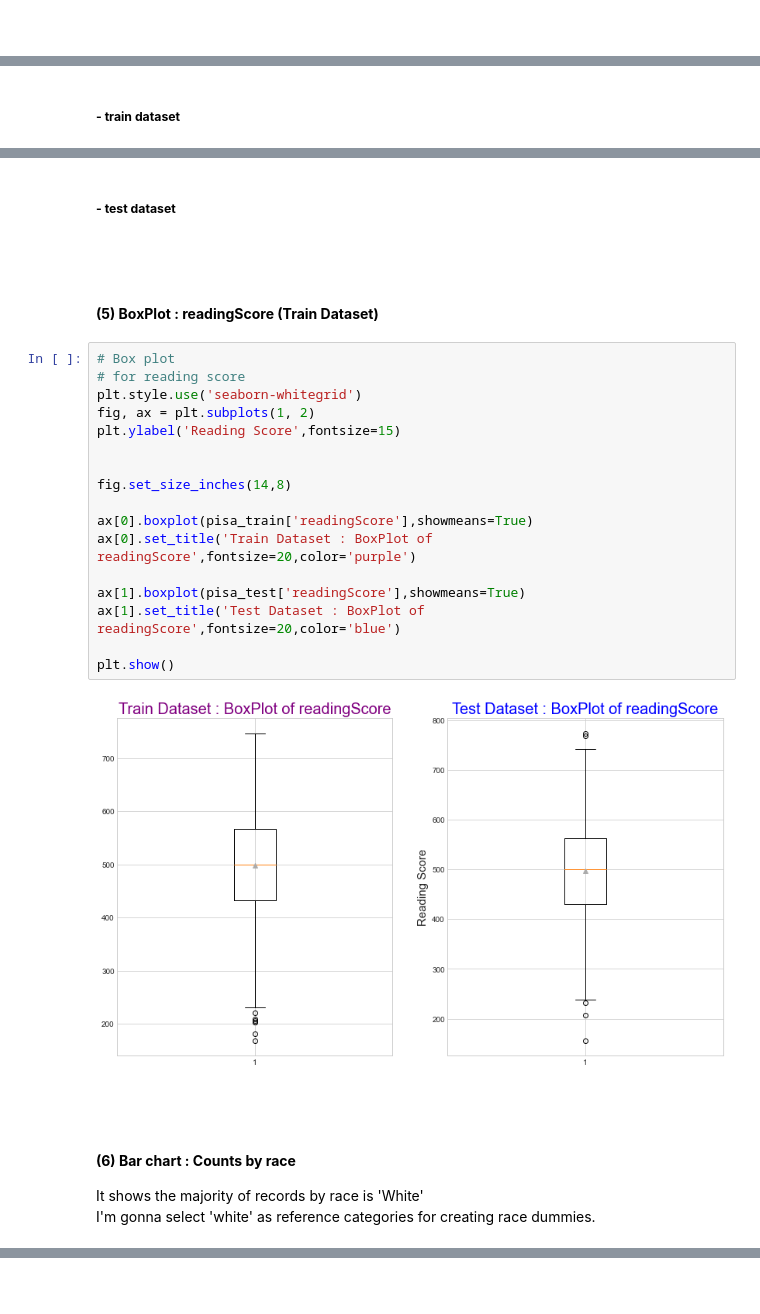
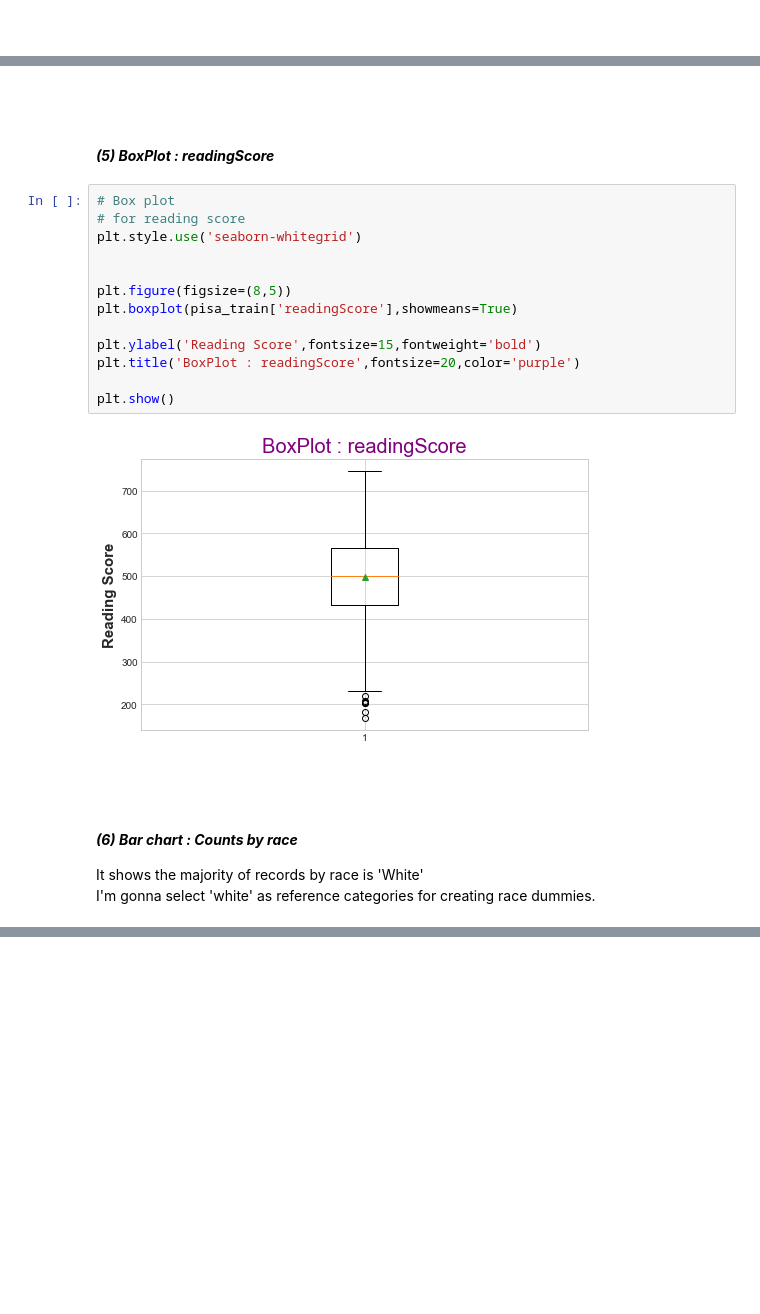
Before and after one commit to ABizCho/py_machineLearning, a Jupyter notebook: Assignment_Individual/asgmt_3_201823869.ipynb, the cells around one changed output, grey strips where cells are left out. Drawn from its saved outputs; the diff is of its cells as text; blank space fills up the shorter version.

```diff
--- a/Assignment_Individual/asgmt_3_201823869.ipynb
+++ b/Assignment_Individual/asgmt_3_201823869.ipynb
@@ -183,5 +125,3 @@ pisa_test.describe()
-# %% [markdown]
-##### **- train dataset**
 # %%
 pisa_train.isnull().sum()
 # %% [output]
@@ -202,35 +142,29 @@ urban                      0
 schoolSize               162
 readingScore               0
 dtype: int64
-# %% [markdown]
-##### **- test dataset**
 # %% [markdown]
 <br>
 # %% [markdown]
-#### **(5) BoxPlot : readingScore (Train Dataset)**
+#### ***(5) BoxPlot : readingScore***
 # %%
 # Box plot
 # for reading score
 plt.style.use('seaborn-whitegrid')
-fig, ax = plt.subplots(1, 2)
-plt.ylabel('Reading Score',fontsize=15)
 
 
-fig.set_size_inches(14,8)
+plt.figure(figsize=(8,5))
+plt.boxplot(pisa_train['readingScore'],showmeans=True)
 
-ax[0].boxplot(pisa_train['readingScore'],showmeans=True)
-ax[0].set_title('Train Dataset : BoxPlot of readingScore',fontsize=20,color='purple')
-
-ax[1].boxplot(pisa_test['readingScore'],showmeans=True)
-ax[1].set_title('Test Dataset : BoxPlot of readingScore',fontsize=20,color='blue')
+plt.ylabel('Reading Score',fontsize=15,fontweight='bold')
+plt.title('BoxPlot : readingScore',fontsize=20,color='purple')
 
 plt.show()
 # %% [output]
-[figure, old version]
+[figure, new version]
 # %% [markdown]
 <br>
 # %% [markdown]
-#### **(6) Bar chart : Counts by race**
+#### ***(6) Bar chart : Counts by race***
 It shows the majority of records by race is 'White'<br>
 I'm gonna select 'white' as reference categories for creating race dummies.
 # %%
```
Also changed, not shown: parts of 86 cells of this notebook.
